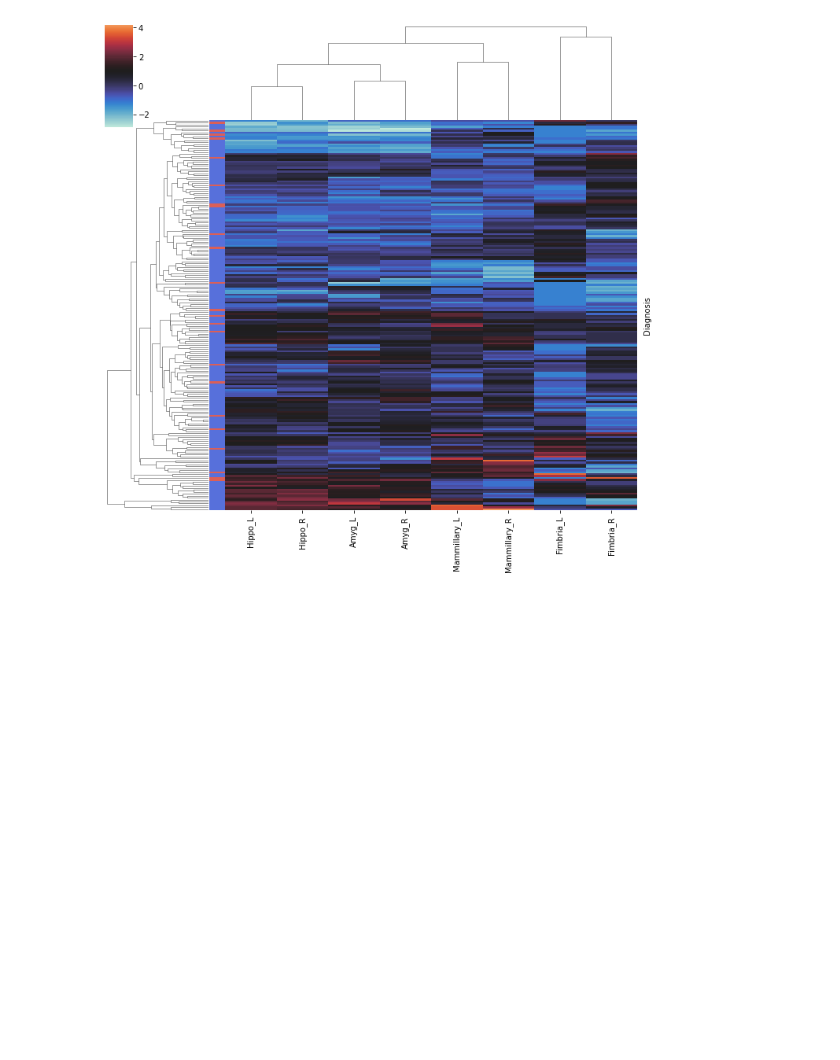
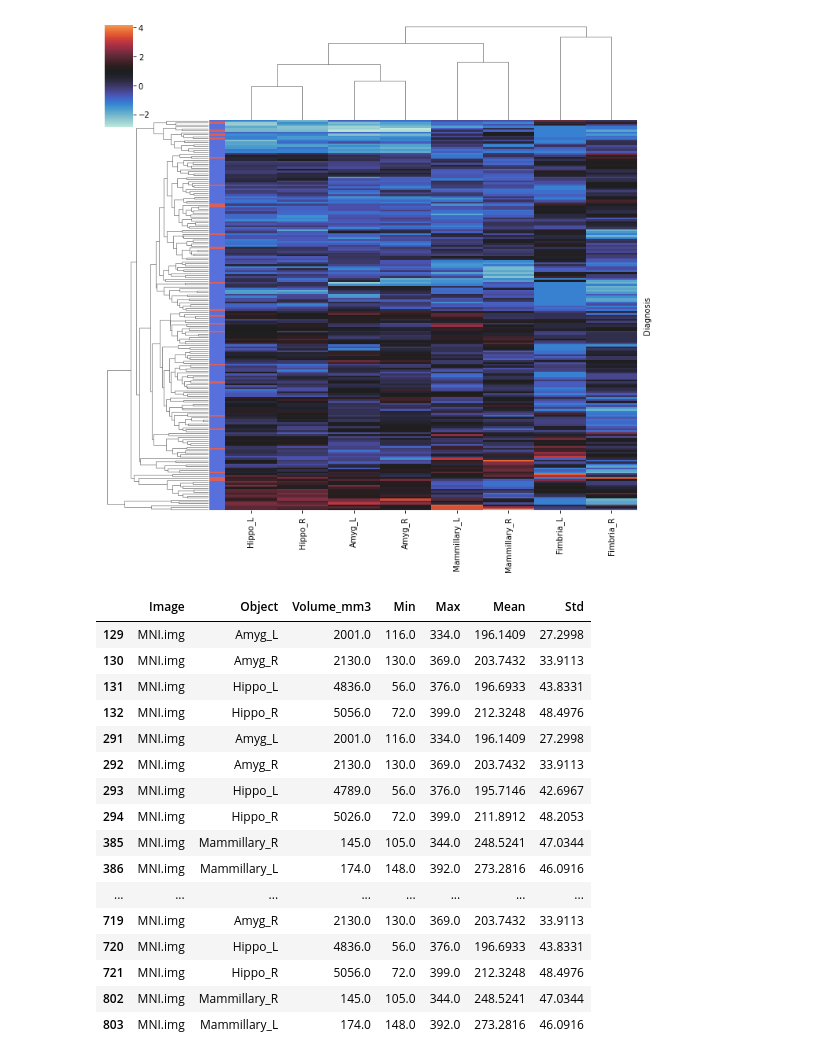
Before and after one commit to vivek-booshan/CompMed, a Jupyter notebook: analysis.ipynb, the cells around one changed output. Cells and saved outputs as stored; diff of their text form; code cells hidden in the pictures; blank space fills up the shorter version.

```diff
--- a/analysis.ipynb
+++ b/analysis.ipynb
@@ -92,3 +92,28 @@ cluster = sns.clustermap(
 )
 # %% [output]
 [figure]
+# %%
+FILEPATH = "output/MNI_286Labels_corrected_stats.txt"
+MNI_stats = pd.read_csv(FILEPATH, sep="\t", skiprows=9, header=None).drop(columns=7)
+MNI_stats.columns = ['Image', 'Object', 'Volume_mm3', 'Min', 'Max', 'Mean', 'Std']
+
+MNI_BIOCARD_stats = MNI_stats[MNI_stats["Object"].isin(BIOCARD.columns)]
+MNI_BIOCARD_stats
+# %% [output]
+|  | Image | Object | Volume_mm3 | Min | Max | Mean | Std |
+| 129 | MNI.img | Amyg_L | 2001.0 | 116.0 | 334.0 | 196.1409 | 27.2998 |
+| 130 | MNI.img | Amyg_R | 2130.0 | 130.0 | 369.0 | 203.7432 | 33.9113 |
+| 131 | MNI.img | Hippo_L | 4836.0 | 56.0 | 376.0 | 196.6933 | 43.8331 |
+| 132 | MNI.img | Hippo_R | 5056.0 | 72.0 | 399.0 | 212.3248 | 48.4976 |
+| 291 | MNI.img | Amyg_L | 2001.0 | 116.0 | 334.0 | 196.1409 | 27.2998 |
+| 292 | MNI.img | Amyg_R | 2130.0 | 130.0 | 369.0 | 203.7432 | 33.9113 |
+| 293 | MNI.img | Hippo_L | 4789.0 | 56.0 | 376.0 | 195.7146 | 42.6967 |
+| 294 | MNI.img | Hippo_R | 5026.0 | 72.0 | 399.0 | 211.8912 | 48.2053 |
+| 385 | MNI.img | Mammillary_R | 145.0 | 105.0 | 344.0 | 248.5241 | 47.0344 |
+| 386 | MNI.img | Mammillary_L | 174.0 | 148.0 | 392.0 | 273.2816 | 46.0916 |
+| ... | ... | ... | ... | ... | ... | ... | ... |
+| 719 | MNI.img | Amyg_R | 2130.0 | 130.0 | 369.0 | 203.7432 | 33.9113 |
+| 720 | MNI.img | Hippo_L | 4836.0 | 56.0 | 376.0 | 196.6933 | 43.8331 |
+| 721 | MNI.img | Hippo_R | 5056.0 | 72.0 | 399.0 | 212.3248 | 48.4976 |
+| 802 | MNI.img | Mammillary_R | 145.0 | 105.0 | 344.0 | 248.5241 | 47.0344 |
+| 803 | MNI.img | Mammillary_L | 174.0 | 148.0 | 392.0 | 273.2816 | 46.0916 |
```
Also changed, not shown: parts of 2 cells of this notebook, 1 other file.
